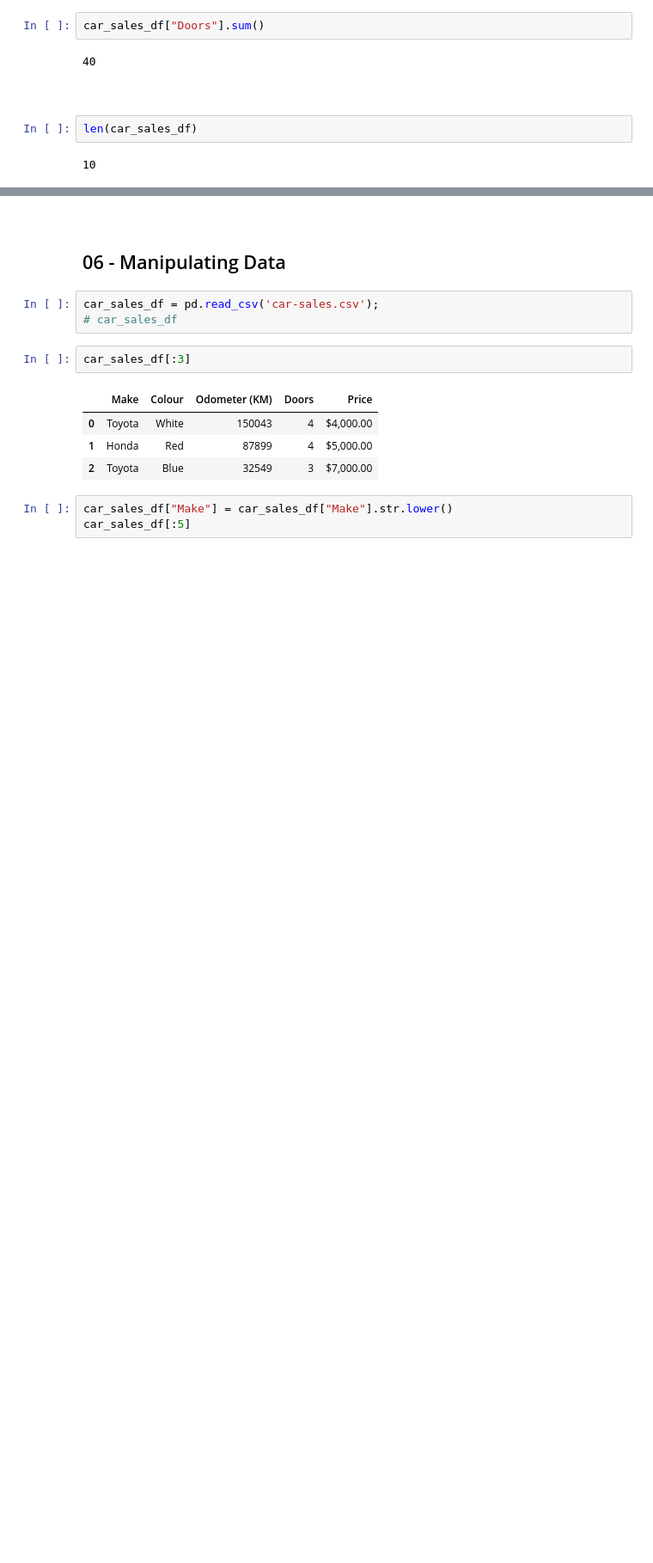
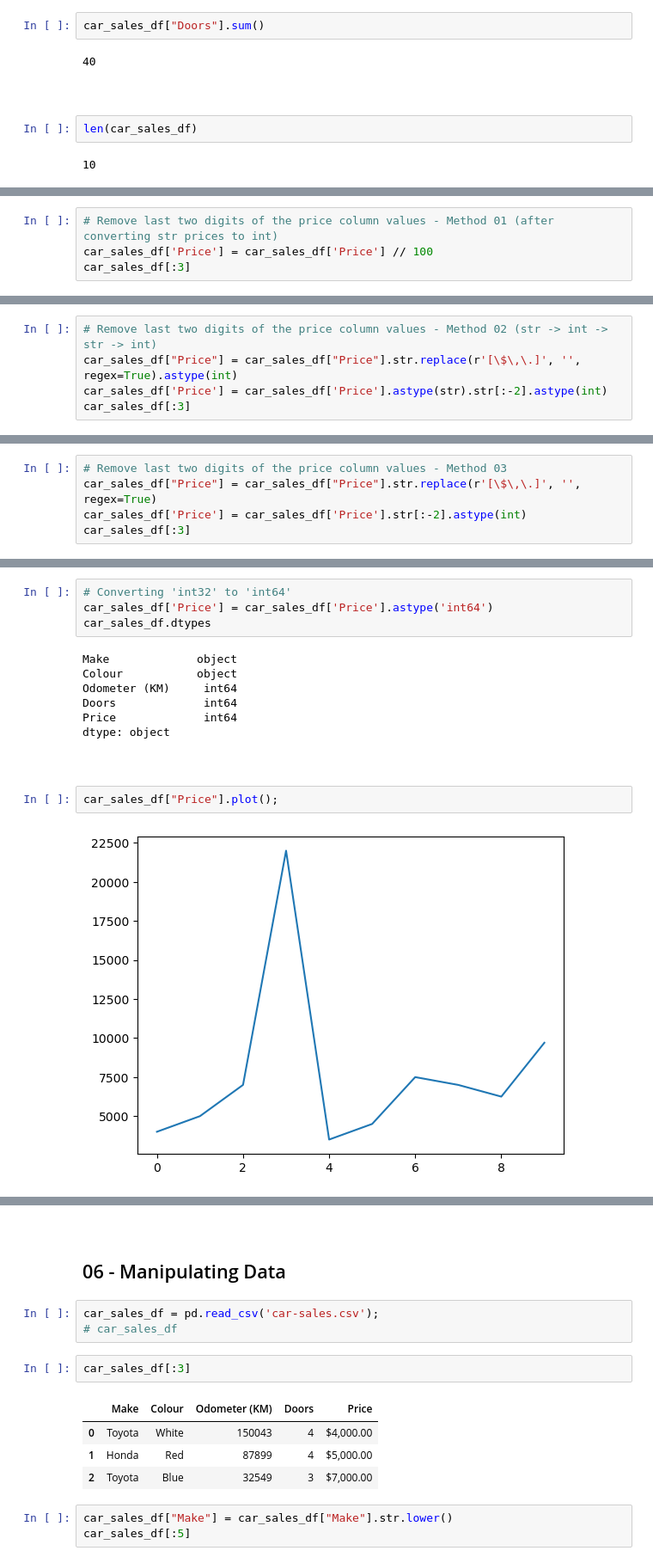
Before and after one commit to mythz-library/LRN-Data-Science, a Jupyter notebook: 01-pandas.ipynb, the cells around one changed output, grey strips where cells are left out. Shown at 86% size. Drawn from its saved outputs; the diff is of its cells as text; blank space fills up the shorter version.

```diff
--- a/01-pandas.ipynb
+++ b/01-pandas.ipynb
@@ -195,0 +506,4 @@ len(car_sales_df)
+# %%
+# Remove last two digits of the price column values - Method 01 (after converting str prices to int)
+car_sales_df['Price'] = car_sales_df['Price'] // 100
+car_sales_df[:3]
@@ -195,0 +515,5 @@ len(car_sales_df)
+# %%
+# Remove last two digits of the price column values - Method 02 (str -> int -> str -> int)
+car_sales_df["Price"] = car_sales_df["Price"].str.replace(r'[\$\,\.]', '', regex=True).astype(int)
+car_sales_df['Price'] = car_sales_df['Price'].astype(str).str[:-2].astype(int)
+car_sales_df[:3]
@@ -195,0 +525,5 @@ len(car_sales_df)
+# %%
+# Remove last two digits of the price column values - Method 03
+car_sales_df["Price"] = car_sales_df["Price"].str.replace(r'[\$\,\.]', '', regex=True)
+car_sales_df['Price'] = car_sales_df['Price'].str[:-2].astype(int)
+car_sales_df[:3]
@@ -195,0 +544,17 @@ len(car_sales_df)
+# %%
+# Converting 'int32' to 'int64'
+car_sales_df['Price'] = car_sales_df['Price'].astype('int64')
+car_sales_df.dtypes
+# %% [output]
+Make             object
+Colour           object
+Odometer (KM)     int64
+Doors             int64
+Price             int64
+dtype: object
+# %% [markdown]
+<br/>
+# %%
+car_sales_df["Price"].plot();
+# %% [output]
+[figure, added]
```
Also changed, not shown: parts of 70 cells of this notebook.
